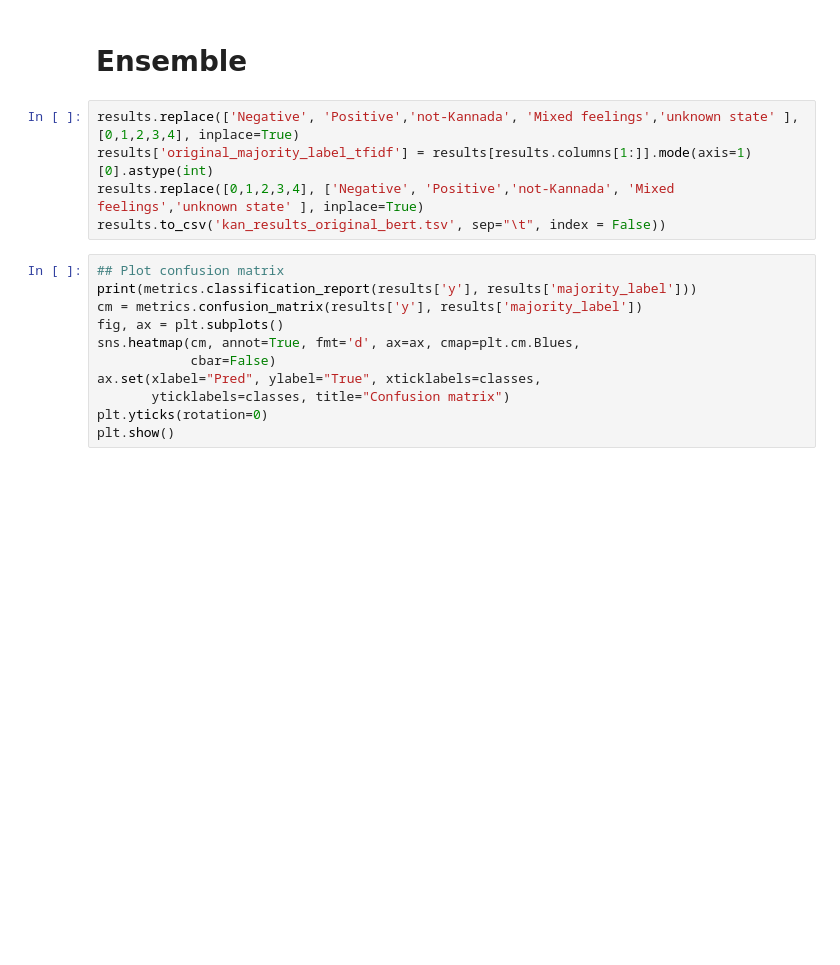
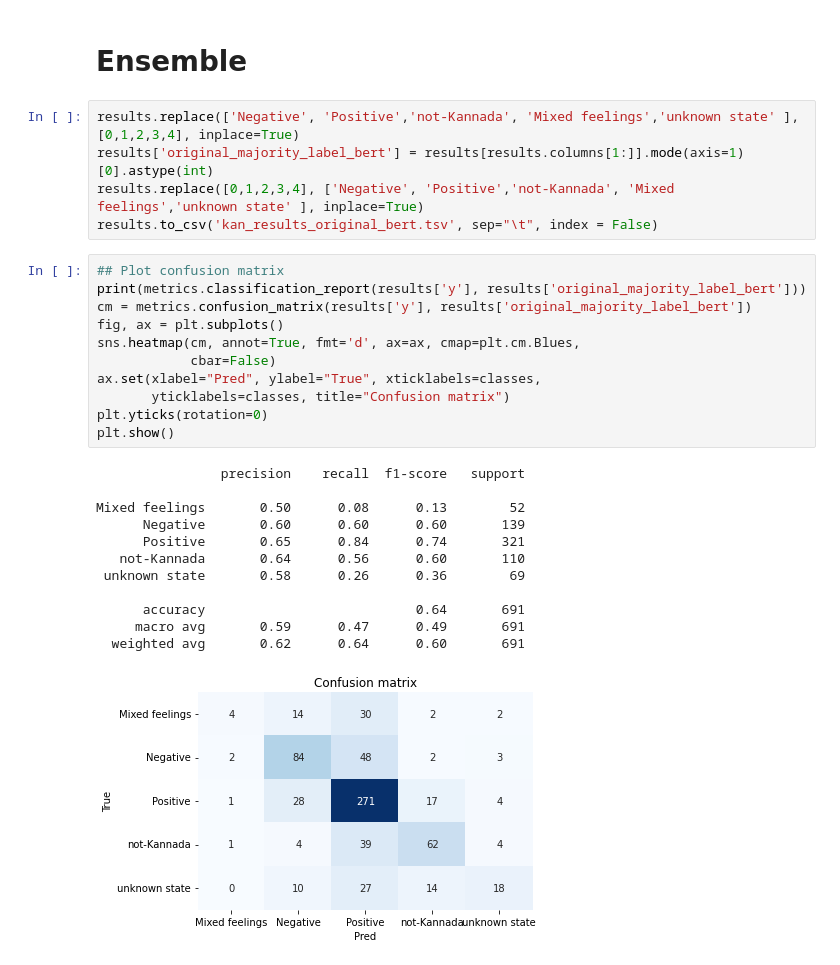
Before and after one commit to AdrianGarciaH/Homophobia, a Jupyter notebook: task_a_code/1_kannada_models/kannada_original_data_bert_embeddings.ipynb, the cells around one changed output. Drawn from its saved outputs; the diff is of its cells as text; blank space fills up the shorter version.

```diff
--- a/task_a_code/1_kannada_models/kannada_original_data_bert_embeddings.ipynb
+++ b/task_a_code/1_kannada_models/kannada_original_data_bert_embeddings.ipynb
@@ -521,17 +521,30 @@ Mixed feelings       0.32      0.13      0.19        52
 # Ensemble
 # %%
 results.replace(['Negative', 'Positive','not-Kannada', 'Mixed feelings','unknown state' ], [0,1,2,3,4], inplace=True)
-results['original_majority_label_tfidf'] = results[results.columns[1:]].mode(axis=1)[0].astype(int)
+results['original_majority_label_bert'] = results[results.columns[1:]].mode(axis=1)[0].astype(int)
 results.replace([0,1,2,3,4], ['Negative', 'Positive','not-Kannada', 'Mixed feelings','unknown state' ], inplace=True)
-results.to_csv('kan_results_original_bert.tsv', sep="\t", index = False))
+results.to_csv('kan_results_original_bert.tsv', sep="\t", index = False)
 # %%
 ## Plot confusion matrix
-print(metrics.classification_report(results['y'], results['majority_label']))
-cm = metrics.confusion_matrix(results['y'], results['majority_label'])
+print(metrics.classification_report(results['y'], results['original_majority_label_bert']))
+cm = metrics.confusion_matrix(results['y'], results['original_majority_label_bert'])
 fig, ax = plt.subplots()
 sns.heatmap(cm, annot=True, fmt='d', ax=ax, cmap=plt.cm.Blues,
             cbar=False)
 ax.set(xlabel="Pred", ylabel="True", xticklabels=classes,
        yticklabels=classes, title="Confusion matrix")
 plt.yticks(rotation=0)
 plt.show()
+# %% [output]
+                precision    recall  f1-score   support
+
+Mixed feelings       0.50      0.08      0.13        52
+      Negative       0.60      0.60      0.60       139
+      Positive       0.65      0.84      0.74       321
+   not-Kannada       0.64      0.56      0.60       110
+ unknown state       0.58      0.26      0.36        69
+
+      accuracy                           0.64       691
+     macro avg       0.59      0.47      0.49       691
+  weighted avg       0.62      0.64      0.60       691
+[figure, added]
```
Also changed, not shown: parts of 23 cells of this notebook, 31 other files.
